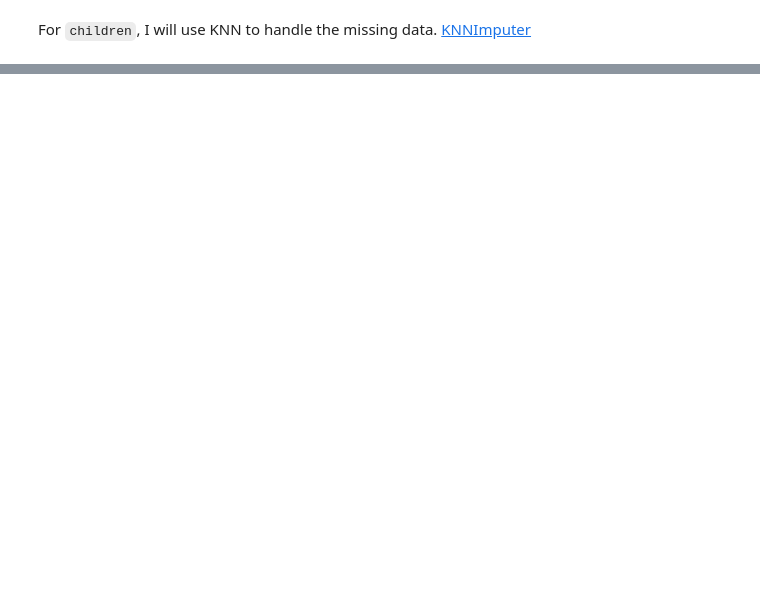
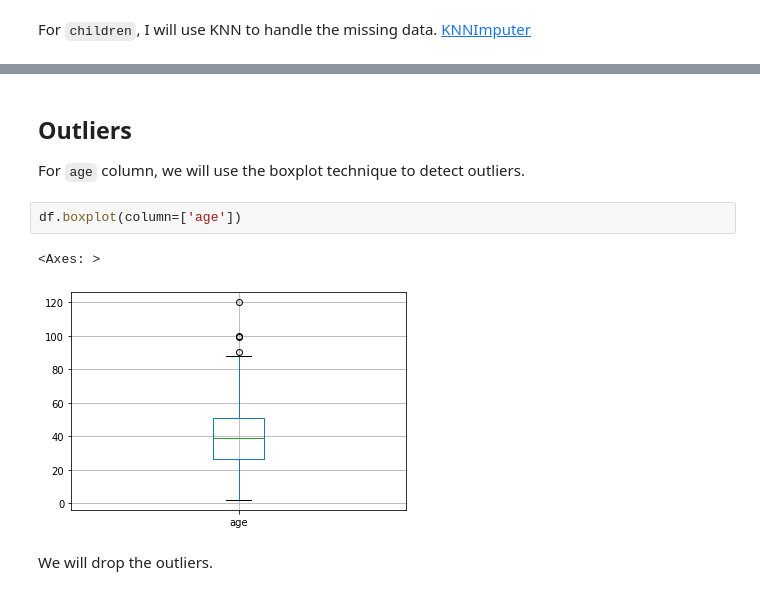
Before and after one commit to ahmad-m-abbas/Ai-Lab, a Jupyter notebook: Case Study 1/Case_Study_1_1190245.ipynb, the cells around one changed output, grey strips where cells are left out. Saved outputs shown, nothing was run; the diff lists cells and outputs as text; blank space fills up the shorter version.

```diff
--- a/Case Study 1/Case_Study_1_1190245.ipynb
+++ b/Case Study 1/Case_Study_1_1190245.ipynb
@@ -242,0 +285,10 @@ dtype: int64
+# %% [markdown]
+## Outliers
+For `age` column, we will use the boxplot technique to detect outliers.
+# %%
+df.boxplot(column=['age'])
+# %% [output]
+<Axes: >
+[figure, added]
+# %% [markdown]
+We will drop the outliers.
```
Also changed, not shown: parts of 38 cells of this notebook, 2 other files.
